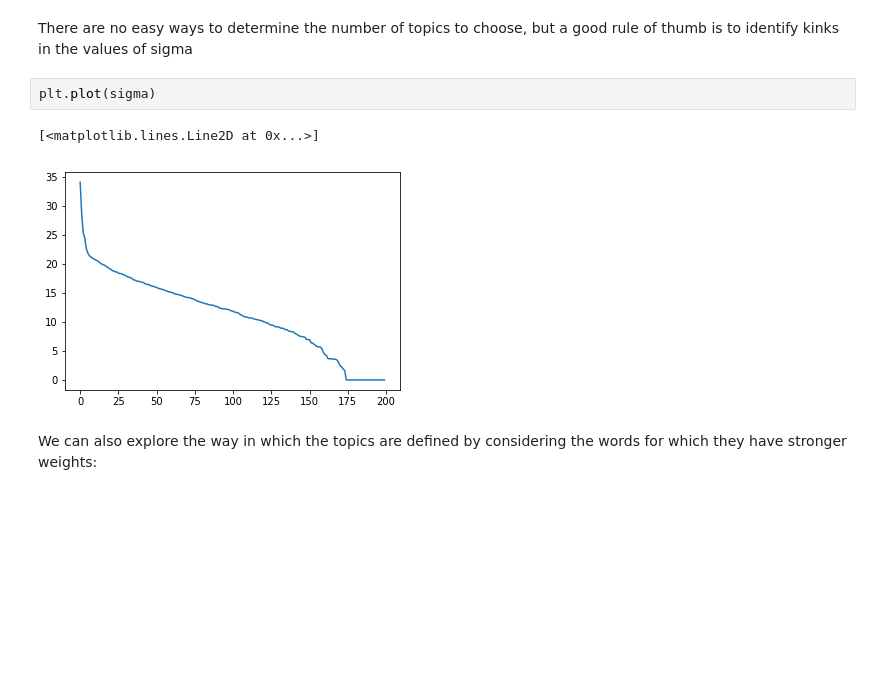
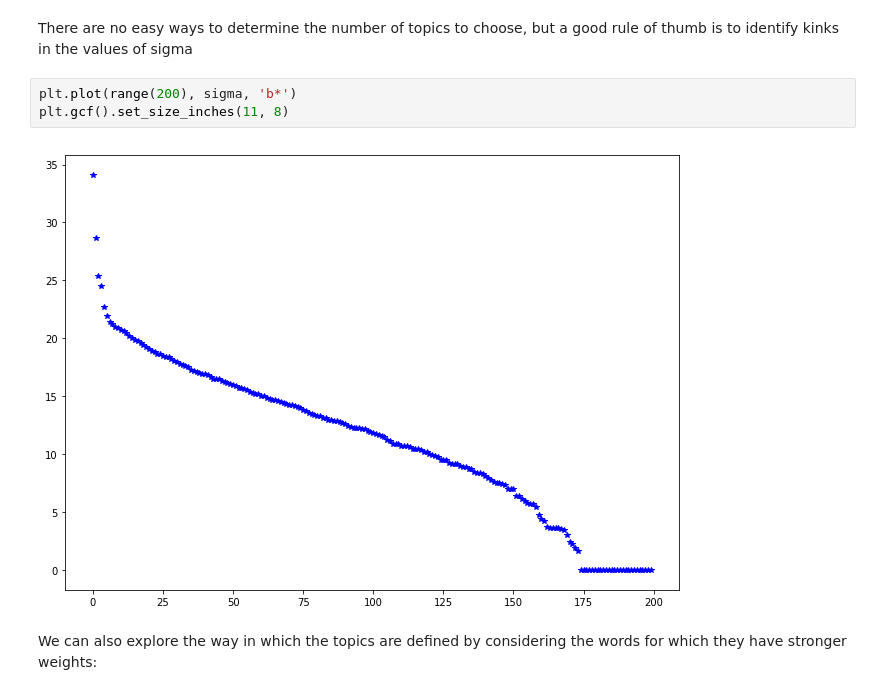
Before and after one commit to DataForScience/NLP, a Jupyter notebook: NLP Lesson 2.ipynb, the cells around one changed output. Drawn from its saved outputs; the diff is of its cells as text; blank space fills up the shorter version.

```diff
--- a/NLP Lesson 2.ipynb
+++ b/NLP Lesson 2.ipynb
@@ -277,11 +290,11 @@ print(uk.shape, Sk.shape, vtk.shape)
 (927, 10) (10, 10) (10, 200)
 # %% [markdown]
 There are no easy ways to determine the number of topics to choose, but a good rule of thumb is to identify kinks in the values of sigma
-# %%
-plt.plot(sigma)
-# %% [output]
-[<matplotlib.lines.Line2D at 0x...>]
-[figure, removed]
+# %%
+plt.plot(range(200), sigma, 'b*')
+plt.gcf().set_size_inches(11, 8)
+# %% [output]
+[figure, added]
 # %% [markdown]
 We can also explore the way in which the topics are defined by considering the words for which they have stronger weights:
 # %%
```
Also changed, not shown: parts of 11 cells of this notebook, 4 other files.
